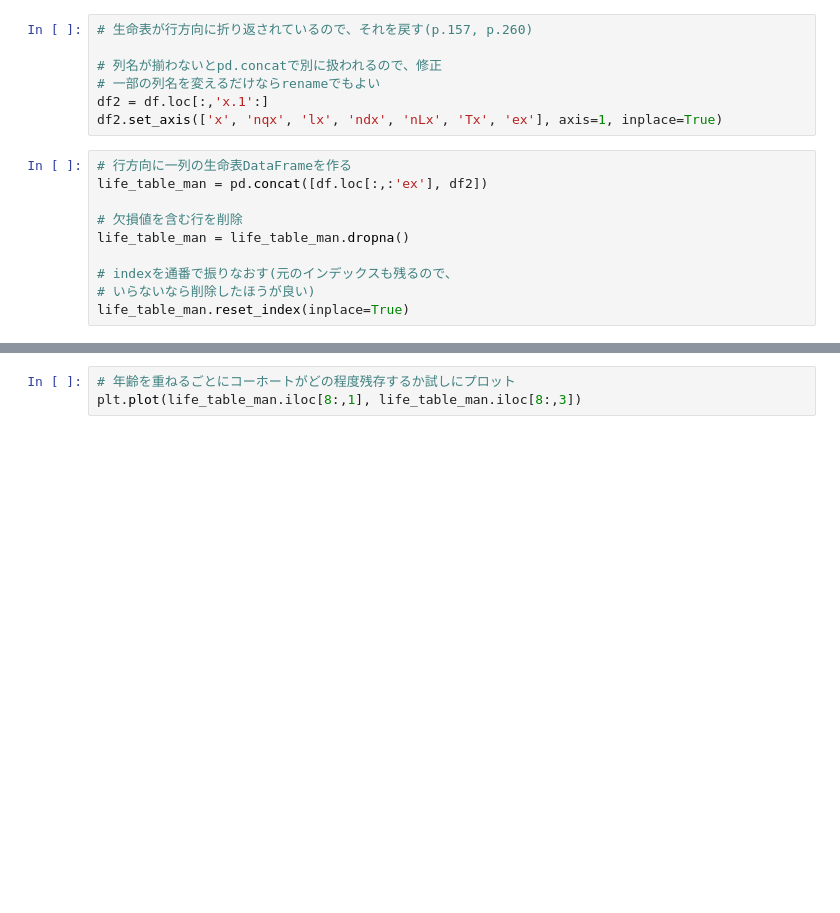
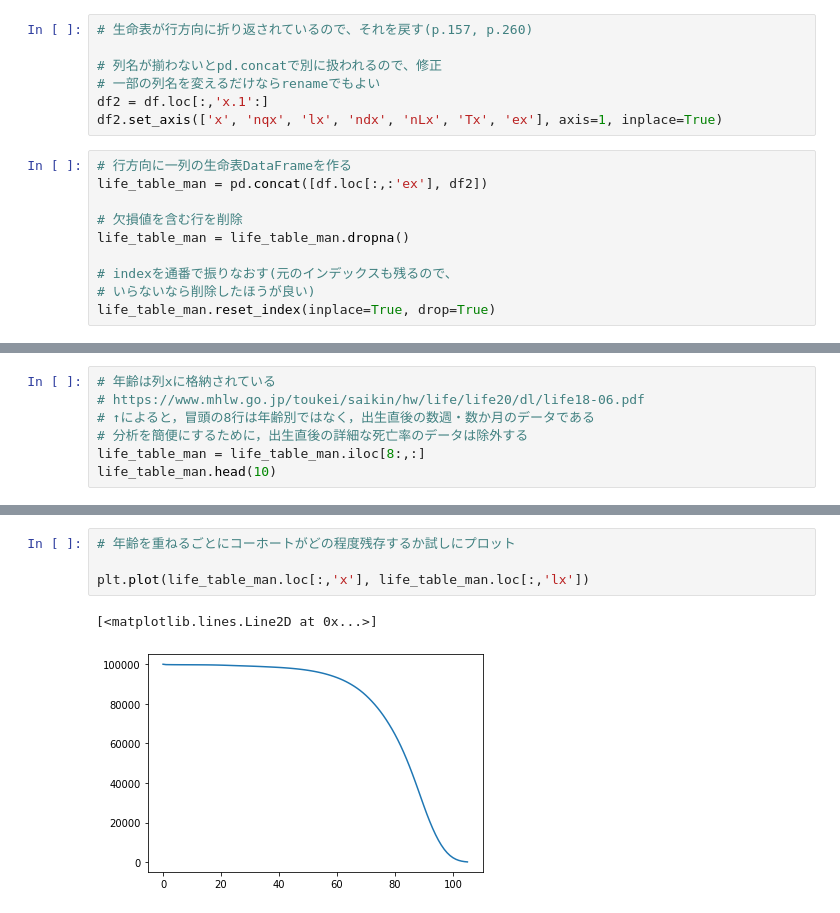
Before and after one commit to kiyoyoki/populationEstimation, a Jupyter notebook: populationEstimation.ipynb, the cells around one changed output, grey strips where cells are left out. Cells and saved outputs as stored; diff of their text form; blank space fills up the shorter version.

```diff
--- a/populationEstimation.ipynb
+++ b/populationEstimation.ipynb
@@ -30,4 +47,4 @@ life_table_man = life_table_man.dropna()
 
 # indexを通番で振りなおす(元のインデックスも残るので、
 # いらないなら削除したほうが良い)
-life_table_man.reset_index(inplace=True)
+life_table_man.reset_index(inplace=True, drop=True)
@@ -33,0 +80,7 @@ life_table_man.reset_index(inplace=True)
+# %%
+# 年齢は列xに格納されている
+# https://www.mhlw.go.jp/toukei/saikin/hw/life/life20/dl/life18-06.pdf
+# ↑によると，冒頭の8行は年齢別ではなく，出生直後の数週・数か月のデータである
+# 分析を簡便にするために，出生直後の詳細な死亡率のデータは除外する
+life_table_man = life_table_man.iloc[8:,:]
+life_table_man.head(10)
@@ -34,3 +113,7 @@ life_table_man.reset_index(inplace=True)
 # %%
 # 年齢を重ねるごとにコーホートがどの程度残存するか試しにプロット
-plt.plot(life_table_man.iloc[8:,1], life_table_man.iloc[8:,3])
+
+plt.plot(life_table_man.loc[:,'x'], life_table_man.loc[:,'lx'])
+# %% [output]
+[<matplotlib.lines.Line2D at 0x...>]
+[figure, added]
```
Also changed, not shown: parts of 14 cells of this notebook.
